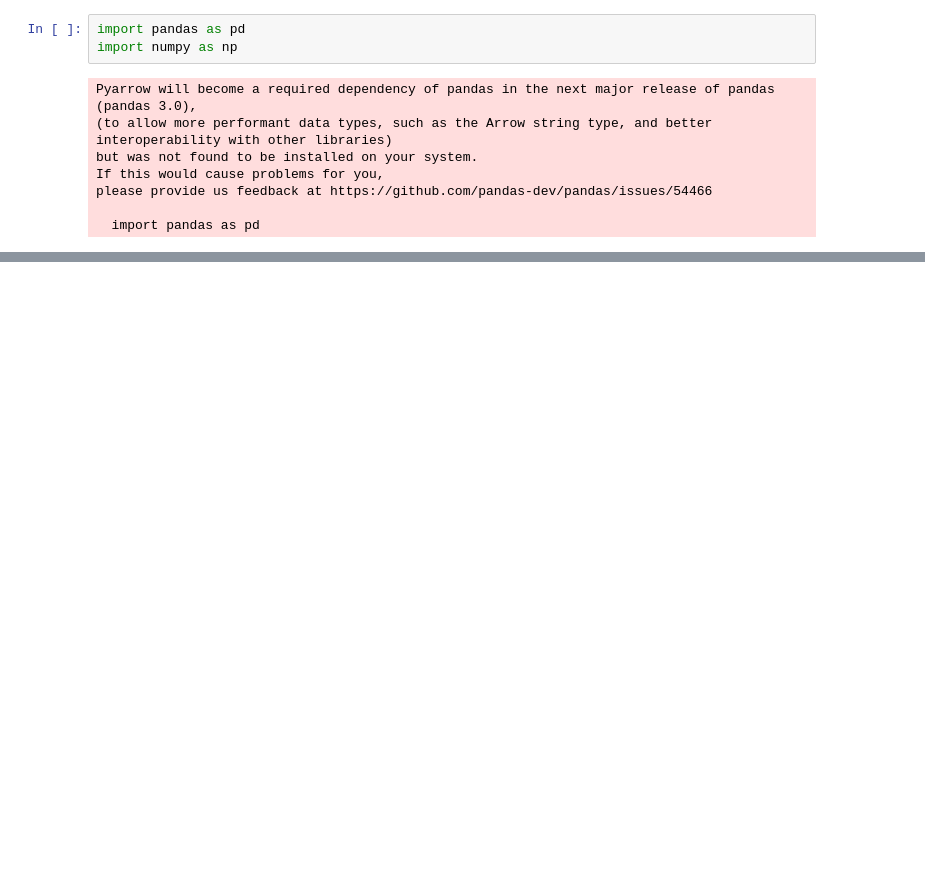
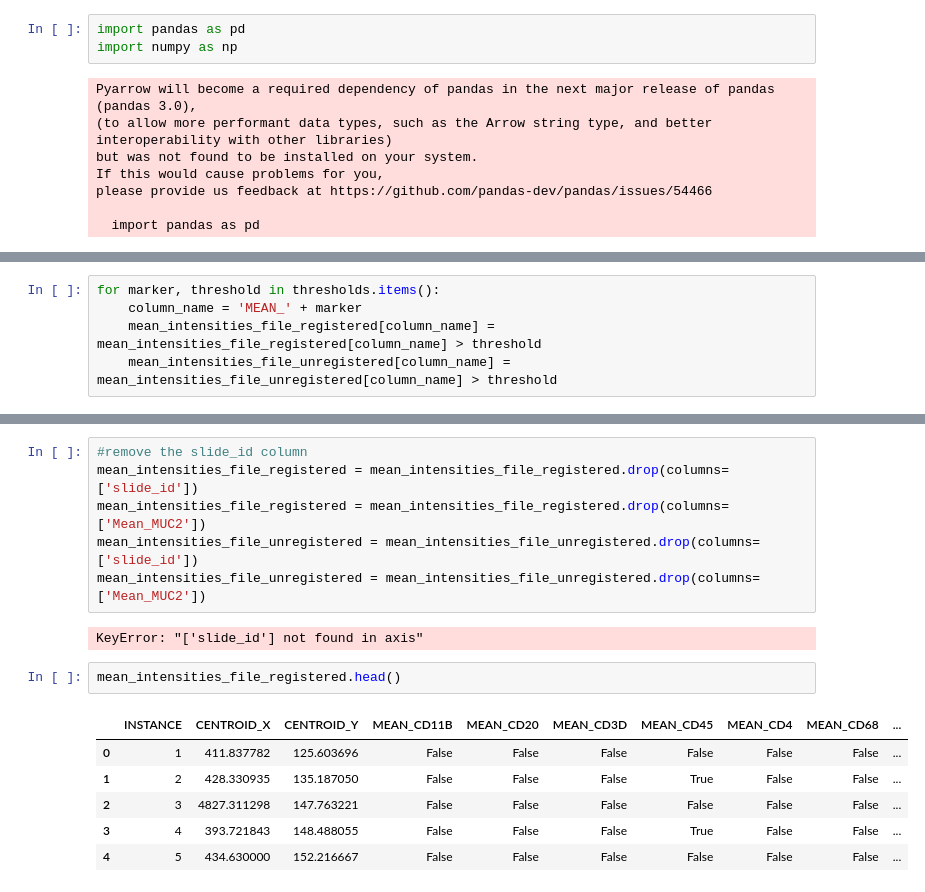
Before and after one commit to MASILab/DAPI_RegNet, a Jupyter notebook: dapi_utils/cell_classification.ipynb, the cells around one changed output, grey strips where cells are left out. Cells and saved outputs as stored; diff of their text form; blank space fills up the shorter version.

```diff
--- a/dapi_utils/cell_classification.ipynb
+++ b/dapi_utils/cell_classification.ipynb
@@ -50,0 +52,5 @@ mean_intensities_file['Immune+'] = mean_intensities_file[[f'Mean_{marker}' for m
+# %%
+for marker, threshold in thresholds.items():
+    column_name = 'MEAN_' + marker
+    mean_intensities_file_registered[column_name] = mean_intensities_file_registered[column_name] > threshold
+    mean_intensities_file_unregistered[column_name] = mean_intensities_file_unregistered[column_name] > threshold
@@ -50,0 +80,17 @@ mean_intensities_file['Immune+'] = mean_intensities_file[[f'Mean_{marker}' for m
+# %%
+#remove the slide_id column
+mean_intensities_file_registered = mean_intensities_file_registered.drop(columns=['slide_id'])
+mean_intensities_file_registered = mean_intensities_file_registered.drop(columns=['Mean_MUC2'])
+mean_intensities_file_unregistered = mean_intensities_file_unregistered.drop(columns=['slide_id'])
+mean_intensities_file_unregistered = mean_intensities_file_unregistered.drop(columns=['Mean_MUC2'])
+# %% [output]
+KeyError: "['slide_id'] not found in axis"
+# %%
+mean_intensities_file_registered.head()
+# %% [output]
+|  | INSTANCE | CENTROID_X | CENTROID_Y | MEAN_CD11B | MEAN_CD20 | MEAN_CD3D | MEAN_CD45 | MEAN_CD4 | MEAN_CD68 | ... |
+| 0 | 1 | 411.837782 | 125.603696 | False | False | False | False | False | False | ... |
+| 1 | 2 | 428.330935 | 135.187050 | False | False | False | True | False | False | ... |
+| 2 | 3 | 4827.311298 | 147.763221 | False | False | False | False | False | False | ... |
+| 3 | 4 | 393.721843 | 148.488055 | False | False | False | True | False | False | ... |
+| 4 | 5 | 434.630000 | 152.216667 | False | False | False | False | False | False | ... |
```
Also changed, not shown: parts of 71 cells of this notebook, 2 other files.
